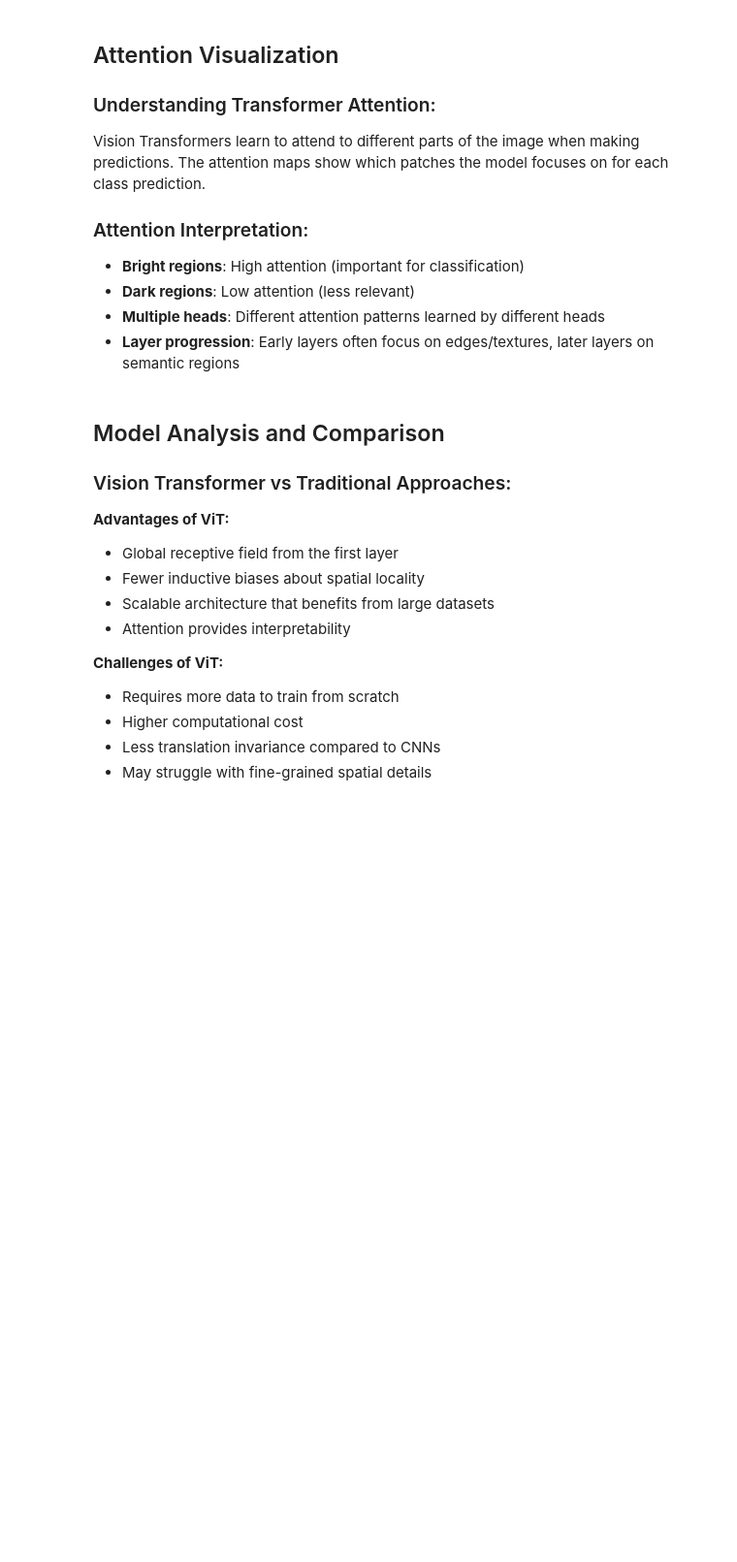
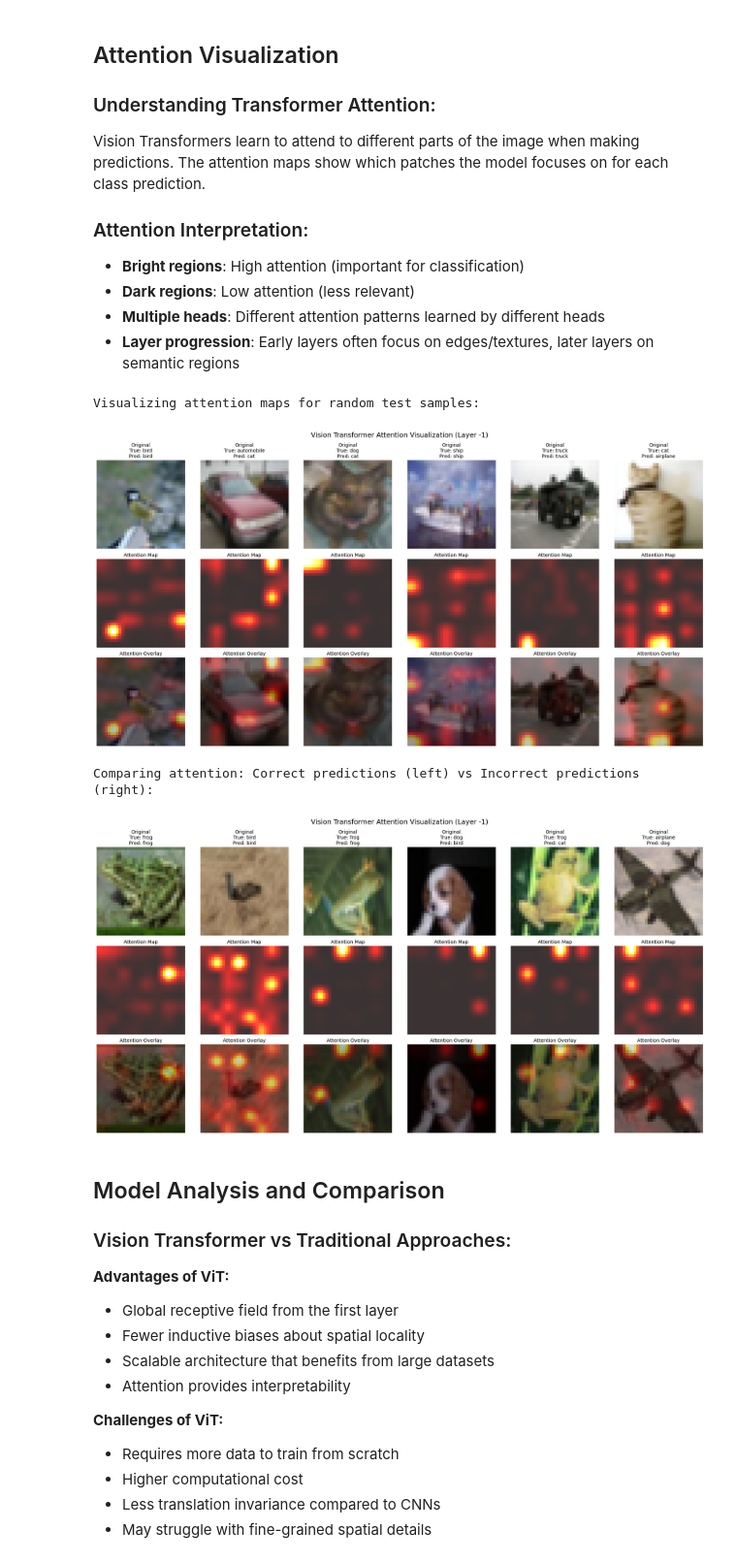
Before and after one commit to nawaz0x1/CS231N-Computer-Vision, a Jupyter notebook: Lecture 8/Vision Transformer.ipynb, the cells around one changed output. Shown at 97% size. Cells and saved outputs as stored; diff of their text form; code cells hidden in the pictures; blank space fills up the shorter version.

```diff
--- a/Lecture 8/Vision Transformer.ipynb
+++ b/Lecture 8/Vision Transformer.ipynb
@@ -1183,44 +1170,36 @@ Vision Transformers learn to attend to different parts of the image when making
 # %%
 def visualize_attention(model, images, true_labels, predicted_labels, class_names,
                        num_samples=6, layer_idx=-1):
-    """Visualize attention maps for sample images."""
     model.eval()
 
-    # Get attention maps
     with torch.no_grad():
         _, attention_weights = model(images[:num_samples])
         attention_maps = attention_weights[layer_idx]  # Shape: [batch, heads, seq_len, seq_len]
 
-    # Extract attention to image patches (ignore cls_token)
     cls_attention = attention_maps[:, :, 0, 1:]  # [batch, heads, num_patches]
 
-    # Average across attention heads
     avg_attention = cls_attention.mean(dim=1)  # [batch, num_patches]
 
-    # Reshape to spatial grid
     patch_grid_size = int(np.sqrt(avg_attention.shape[1]))  # Should be 8 for 32x32 image with 4x4 patches
     attention_spatial = avg_attention.reshape(num_samples, patch_grid_size, patch_grid_size)
 
-    # Upsample attention maps to original image size
     attention_upsampled = F.interpolate(
-        attention_spatial.unsqueeze(1),  # Add channel dimension
+        attention_spatial.unsqueeze(1),
         size=(32, 32),
         mode='bilinear',
         align_corners=False
     ).squeeze(1)
 
-    # Convert to numpy for visualization
+
     images_np = images[:num_samples].cpu().numpy()
     attention_np = attention_upsampled.cpu().numpy()
 
-    # Denormalize images for display
     imagenet_mean = np.array([0.485, 0.456, 0.406]).reshape(1, 3, 1, 1)
     imagenet_std = np.array([0.229, 0.224, 0.225]).reshape(1, 3, 1, 1)
     images_denorm = images_np * imagenet_std + imagenet_mean
     images_denorm = np.clip(images_denorm, 0, 1)
     images_denorm = images_denorm.transpose(0, 2, 3, 1)  # NCHW -> NHWC
 
-    # Plot results
     fig, axes = plt.subplots(3, num_samples, figsize=(3*num_samples, 9))
 
     for i in range(num_samples):
@@ -1243,35 +1222,39 @@ def visualize_attention(model, images, true_labels, predicted_labels, class_name
 
     plt.tight_layout()
     plt.suptitle(f'Vision Transformer Attention Visualization (Layer {layer_idx})',
                 fontsize=14, y=1.02)
     plt.show()
 
-# Select some test samples for visualization
 sample_indices = np.random.choice(len(test_true), 6, replace=False)
 sample_images = X_test_normalized[sample_indices]
 sample_true = test_true[sample_indices]
 sample_pred = test_pred[sample_indices]
 
 print("Visualizing attention maps for random test samples:")
 visualize_attention(model, sample_images, sample_true, sample_pred, class_names,
                    num_samples=6, layer_idx=-1)
 
-# Visualize attention for correctly vs incorrectly classified samples
+
 correct_indices = np.where(test_pred == test_true)[0]
 incorrect_indices = np.where(test_pred != test_true)[0]
 
 if len(correct_indices) >= 3 and len(incorrect_indices) >= 3:
     correct_samples = np.random.choice(correct_indices, 3, replace=False)
     incorrect_samples = np.random.choice(incorrect_indices, 3, replace=False)
 
     combined_indices = np.concatenate([correct_samples, incorrect_samples])
     combined_images = X_test_normalized[combined_indices]
     combined_true = test_true[combined_indices]
     combined_pred = test_pred[combined_indices]
 
     print("\nComparing attention: Correct predictions (left) vs Incorrect predictions (right):")
     visualize_attention(model, combined_images, combined_true, combined_pred, class_names,
                        num_samples=6, layer_idx=-1)
+# %% [output]
+Visualizing attention maps for random test samples:
+[figure, added]
+Comparing attention: Correct predictions (left) vs Incorrect predictions (right):
+[figure, added]
 # %% [markdown]
 ## Model Analysis and Comparison
 
```
Also changed, not shown: parts of 19 cells of this notebook.
